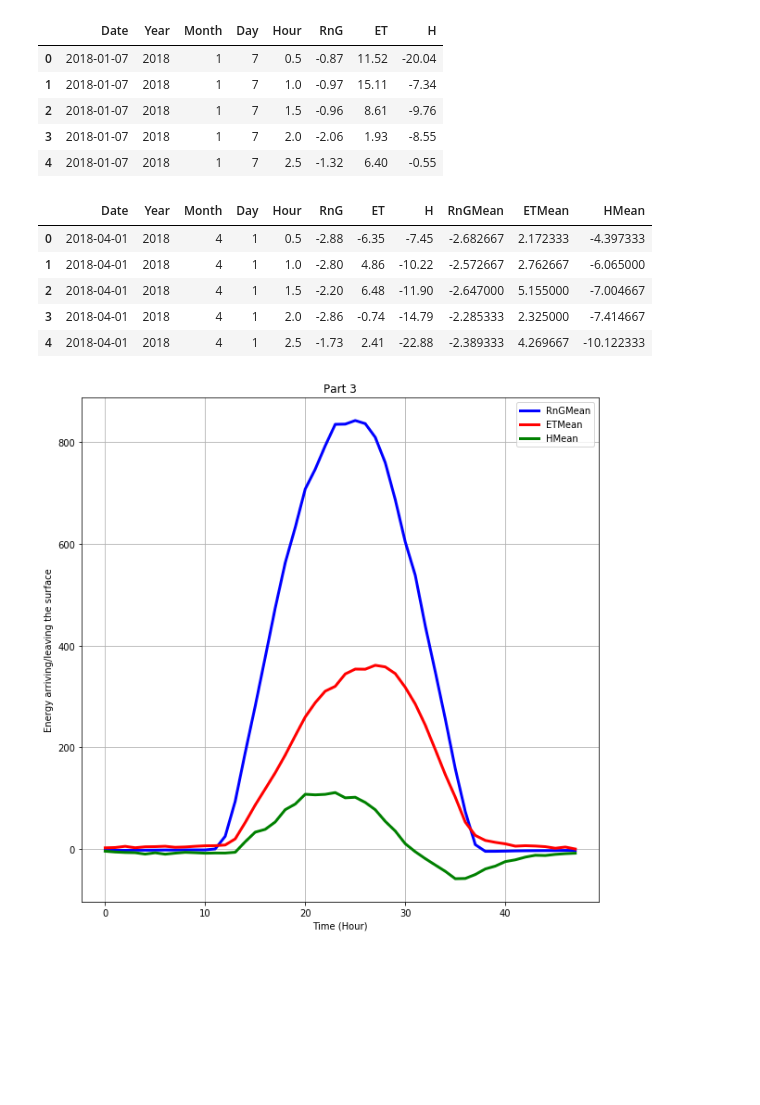
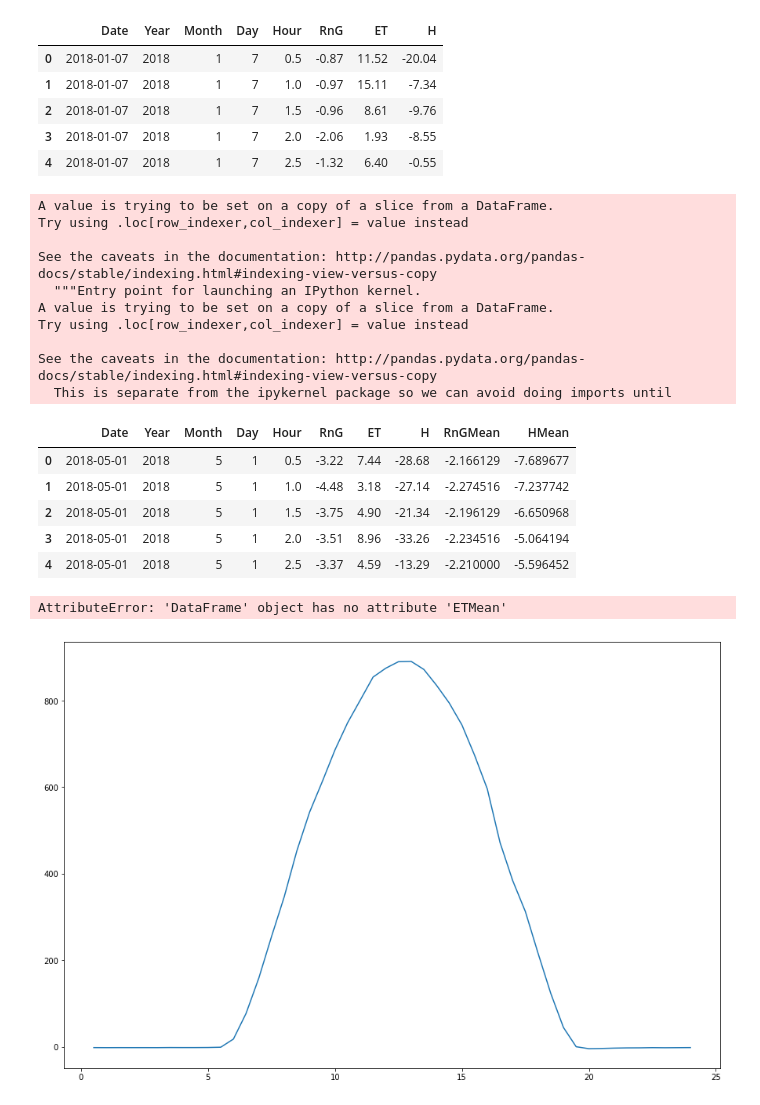
Before and after one commit to JoelA06/Tareas, a Jupyter notebook: SegundaEvaluacion/Evaluacion2.ipynb, the cells around one changed output. Drawn from its saved outputs; the diff is of its cells as text; code cells hidden in the pictures; blank space fills up the shorter version.

```diff
--- a/SegundaEvaluacion/Evaluacion2.ipynb
+++ b/SegundaEvaluacion/Evaluacion2.ipynb
@@ -421,34 +421,44 @@ Flujo1.head()
 | 3 | 2018-01-07 | 2018 | 1 | 7 | 2.0 | -2.06 | 1.93 | -8.55 |
 | 4 | 2018-01-07 | 2018 | 1 | 7 | 2.5 | -1.32 | 6.40 | -0.55 |
 # %%
-Flujo1 = Flujo1[Flujo1["Month"] == 4]
+Flujo2 = Flujo1[Flujo1["Month"] == 5]
 # %%
-Flujo1["RnGMean"] = Flujo1.groupby(["Hour"])["RnG"].transform("mean")
-Flujo1["ETMean"]  = Flujo1.groupby(["Hour"])["ET"].transform("mean")
-Flujo1["HMean"]   = Flujo1.groupby(["Hour"])["H"].transform("mean")
-Flujo1 = Flujo1.drop_duplicates(["Hour"]).reset_index(drop=True)
-Flujo1.head()
+Flujo2["RnGMean"] = Flujo2.groupby(["Hour"])["RnG"].transform("mean")
+Flujo1["ETMean"]  = Flujo2.groupby(["Hour"])["ET"].transform("mean")
+Flujo2["HMean"]   = Flujo2.groupby(["Hour"])["H"].transform("mean")
+Flujo2 = Flujo2.drop_duplicates(["Hour"]).reset_index(drop=True)
+Flujo2.head()
 # %% [output]
+A value is trying to be set on a copy of a slice from a DataFrame.
+Try using .loc[row_indexer,col_indexer] = value instead
+
+See the caveats in the documentation: http://pandas.pydata.org/pandas-docs/stable/indexing.html#indexing-view-versus-copy
+  """Entry point for launching an IPython kernel.
+A value is trying to be set on a copy of a slice from a DataFrame.
+Try using .loc[row_indexer,col_indexer] = value instead
+
+See the caveats in the documentation: http://pandas.pydata.org/pandas-docs/stable/indexing.html#indexing-view-versus-copy
+  This is separate from the ipykernel package so we can avoid doing imports until
-|  | Date | Year | Month | Day | Hour | RnG | ET | H | RnGMean | ETMean | HMean |
-| 0 | 2018-04-01 | 2018 | 4 | 1 | 0.5 | -2.88 | -6.35 | -7.45 | -2.682667 | 2.172333 | -4.397333 |
-| 1 | 2018-04-01 | 2018 | 4 | 1 | 1.0 | -2.80 | 4.86 | -10.22 | -2.572667 | 2.762667 | -6.065000 |
-| 2 | 2018-04-01 | 2018 | 4 | 1 | 1.5 | -2.20 | 6.48 | -11.90 | -2.647000 | 5.155000 | -7.004667 |
-| 3 | 2018-04-01 | 2018 | 4 | 1 | 2.0 | -2.86 | -0.74 | -14.79 | -2.285333 | 2.325000 | -7.414667 |
-| 4 | 2018-04-01 | 2018 | 4 | 1 | 2.5 | -1.73 | 2.41 | -22.88 | -2.389333 | 4.269667 | -10.122333 |
+|  | Date | Year | Month | Day | Hour | RnG | ET | H | RnGMean | HMean |
+| 0 | 2018-05-01 | 2018 | 5 | 1 | 0.5 | -3.22 | 7.44 | -28.68 | -2.166129 | -7.689677 |
+| 1 | 2018-05-01 | 2018 | 5 | 1 | 1.0 | -4.48 | 3.18 | -27.14 | -2.274516 | -7.237742 |
+| 2 | 2018-05-01 | 2018 | 5 | 1 | 1.5 | -3.75 | 4.90 | -21.34 | -2.196129 | -6.650968 |
+| 3 | 2018-05-01 | 2018 | 5 | 1 | 2.0 | -3.51 | 8.96 | -33.26 | -2.234516 | -5.064194 |
+| 4 | 2018-05-01 | 2018 | 5 | 1 | 2.5 | -3.37 | 4.59 | -13.29 | -2.210000 | -5.596452 |
 # %%
-plt.figure(figsize=(10,10))
-plt.plot(Flujo1["RnGMean"], label = "RnGMean", linewidth = 3, color = "b")
-plt.plot(Flujo1["ETMean"], label = "ETMean", linewidth = 3, color = "r")
-plt.plot(Flujo1["HMean"], label = "HMean", linewidth = 3, color = "g")
-
+plt.figure(figsize=(15,10))
+plt.plot(Flujo2.Hour, Flujo2.RnGMean)
+plt.plot(Flujo2.Hour, Flujo2.ETMean)
+plt.plot(Flujo2.Hour, Flujo2.HMean)
 plt.xlabel("Time (Hour)")
 plt.ylabel("Energy arriving/leaving the surface")
 
 plt.grid()
 plt.legend()
 
 plt.title("Part 3")
 plt.savefig("grafica_4", plt =2000)
 plt.show()
 # %% [output]
+AttributeError: 'DataFrame' object has no attribute 'ETMean'
-[figure, old version]
+[figure, new version]
```
Also changed, not shown: 2 other files.
